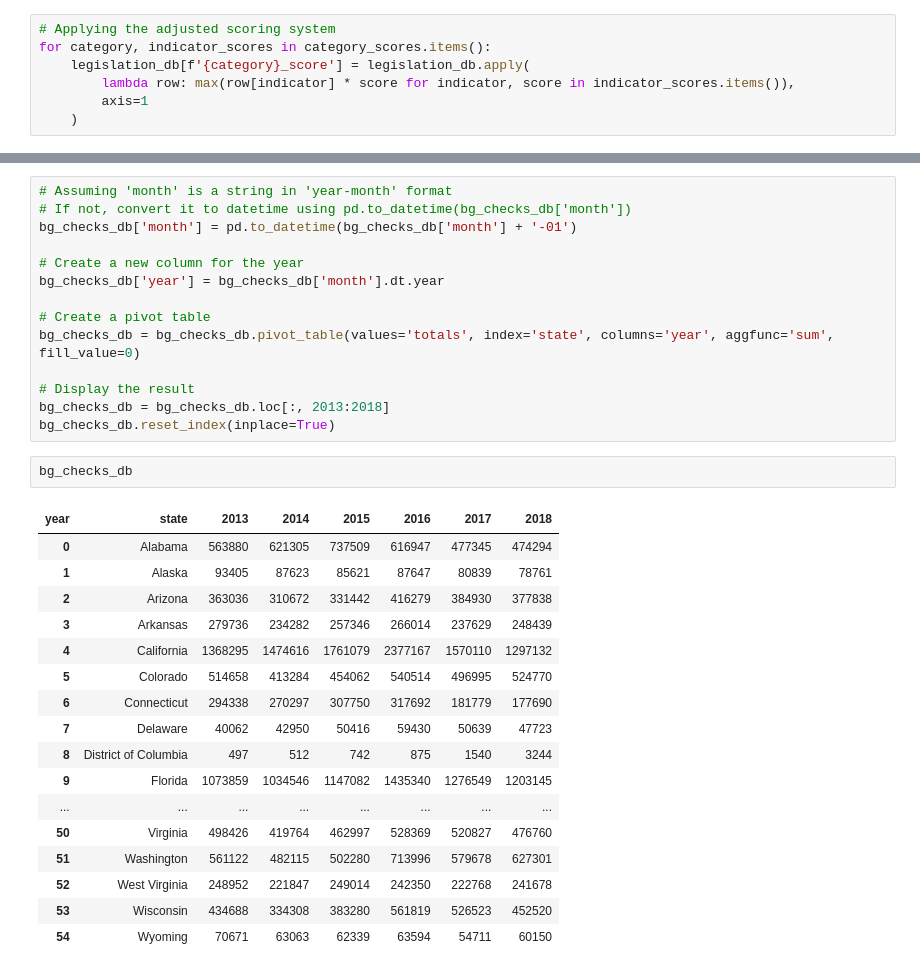
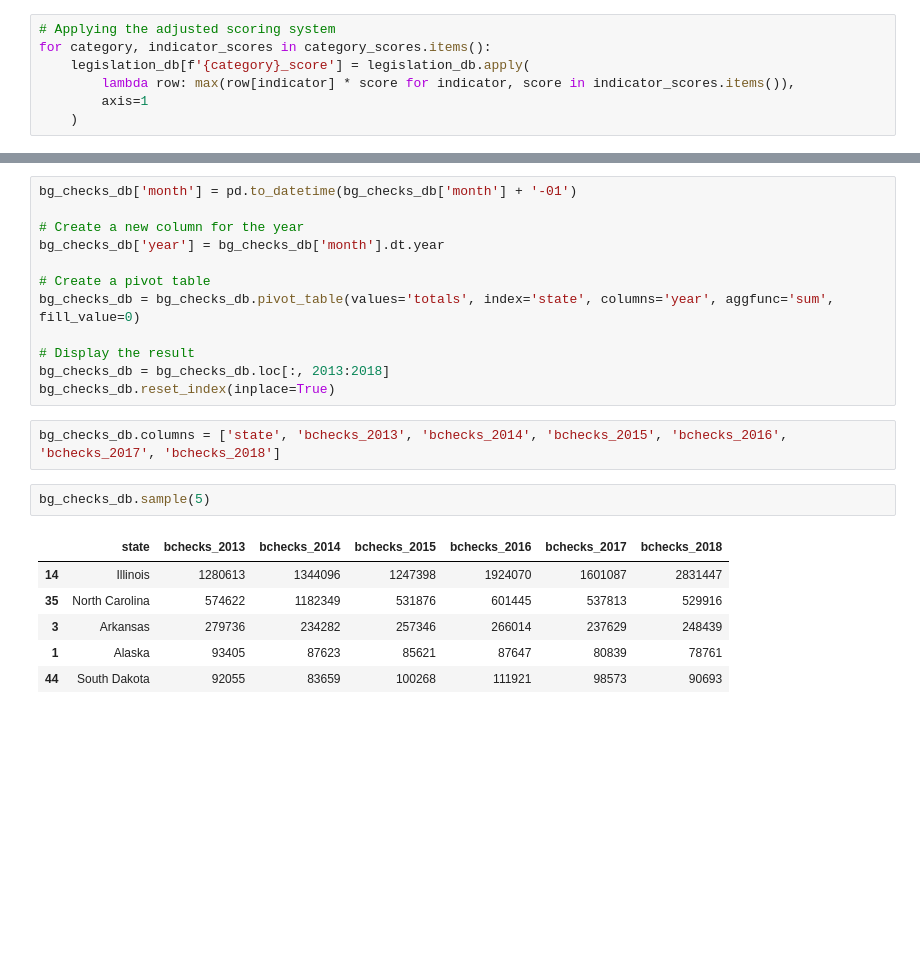
Before and after one commit to eleroux46/gun_violence, a Jupyter notebook: traitements_donnes.ipynb, the cells around one changed output, grey strips where cells are left out. Saved outputs shown, nothing was run; the diff lists cells and outputs as text; blank space fills up the shorter version.

```diff
--- a/traitements_donnes.ipynb
+++ b/traitements_donnes.ipynb
@@ -576,6 +569,4 @@ bg_checks_db.sample(5)
 # %%
-# Assuming 'month' is a string in 'year-month' format
-# If not, convert it to datetime using pd.to_datetime(bg_checks_db['month'])
 bg_checks_db['month'] = pd.to_datetime(bg_checks_db['month'] + '-01')
 
 # Create a new column for the year
@@ -587,23 +578,14 @@ bg_checks_db = bg_checks_db.pivot_table(values='totals', index='state', columns=
 # Display the result
 bg_checks_db = bg_checks_db.loc[:, 2013:2018]
 bg_checks_db.reset_index(inplace=True)
+# %%
+bg_checks_db.columns = ['state', 'bchecks_2013', 'bchecks_2014', 'bchecks_2015', 'bchecks_2016', 'bchecks_2017', 'bchecks_2018']
 # %%
-bg_checks_db
+bg_checks_db.sample(5)
 # %% [output]
-| year | state | 2013 | 2014 | 2015 | 2016 | 2017 | 2018 |
-| 0 | Alabama | 563880 | 621305 | 737509 | 616947 | 477345 | 474294 |
+|  | state | bchecks_2013 | bchecks_2014 | bchecks_2015 | bchecks_2016 | bchecks_2017 | bchecks_2018 |
+| 14 | Illinois | 1280613 | 1344096 | 1247398 | 1924070 | 1601087 | 2831447 |
+| 35 | North Carolina | 574622 | 1182349 | 531876 | 601445 | 537813 | 529916 |
+| 3 | Arkansas | 279736 | 234282 | 257346 | 266014 | 237629 | 248439 |
 | 1 | Alaska | 93405 | 87623 | 85621 | 87647 | 80839 | 78761 |
-| 2 | Arizona | 363036 | 310672 | 331442 | 416279 | 384930 | 377838 |
-| 3 | Arkansas | 279736 | 234282 | 257346 | 266014 | 237629 | 248439 |
-| 4 | California | 1368295 | 1474616 | 1761079 | 2377167 | 1570110 | 1297132 |
-| 5 | Colorado | 514658 | 413284 | 454062 | 540514 | 496995 | 524770 |
-| 6 | Connecticut | 294338 | 270297 | 307750 | 317692 | 181779 | 177690 |
-| 7 | Delaware | 40062 | 42950 | 50416 | 59430 | 50639 | 47723 |
-| 8 | District of Columbia | 497 | 512 | 742 | 875 | 1540 | 3244 |
-| 9 | Florida | 1073859 | 1034546 | 1147082 | 1435340 | 1276549 | 1203145 |
-| ... | ... | ... | ... | ... | ... | ... | ... |
-| 50 | Virginia | 498426 | 419764 | 462997 | 528369 | 520827 | 476760 |
-| 51 | Washington | 561122 | 482115 | 502280 | 713996 | 579678 | 627301 |
-| 52 | West Virginia | 248952 | 221847 | 249014 | 242350 | 222768 | 241678 |
-| 53 | Wisconsin | 434688 | 334308 | 383280 | 561819 | 526523 | 452520 |
-| 54 | Wyoming | 70671 | 63063 | 62339 | 63594 | 54711 | 60150 |
+| 44 | South Dakota | 92055 | 83659 | 100268 | 111921 | 98573 | 90693 |
```
Also changed, not shown: parts of 31 cells of this notebook.
